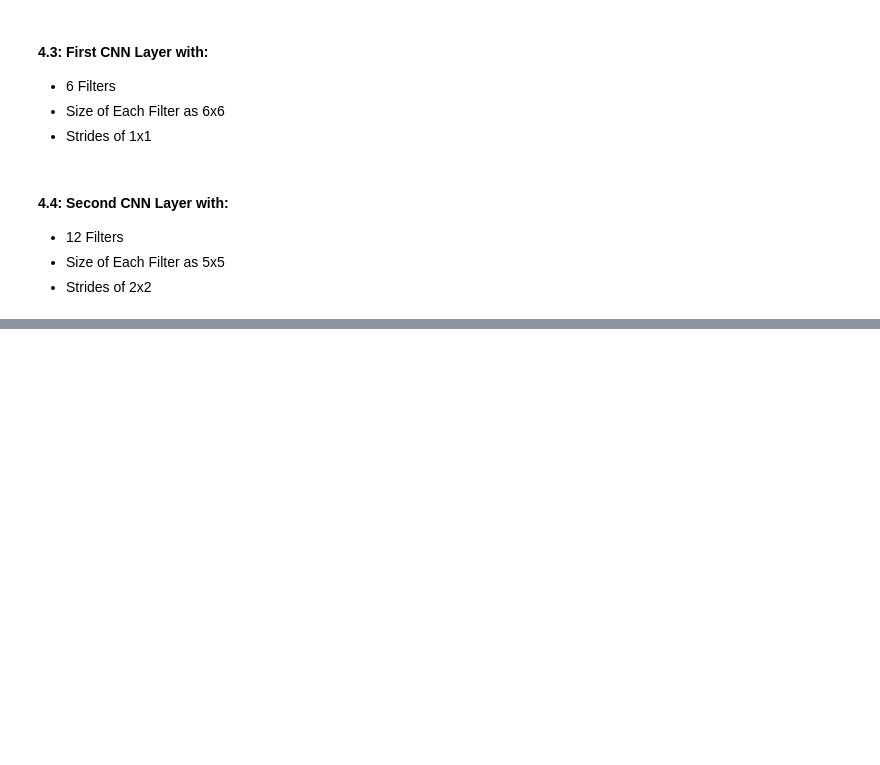
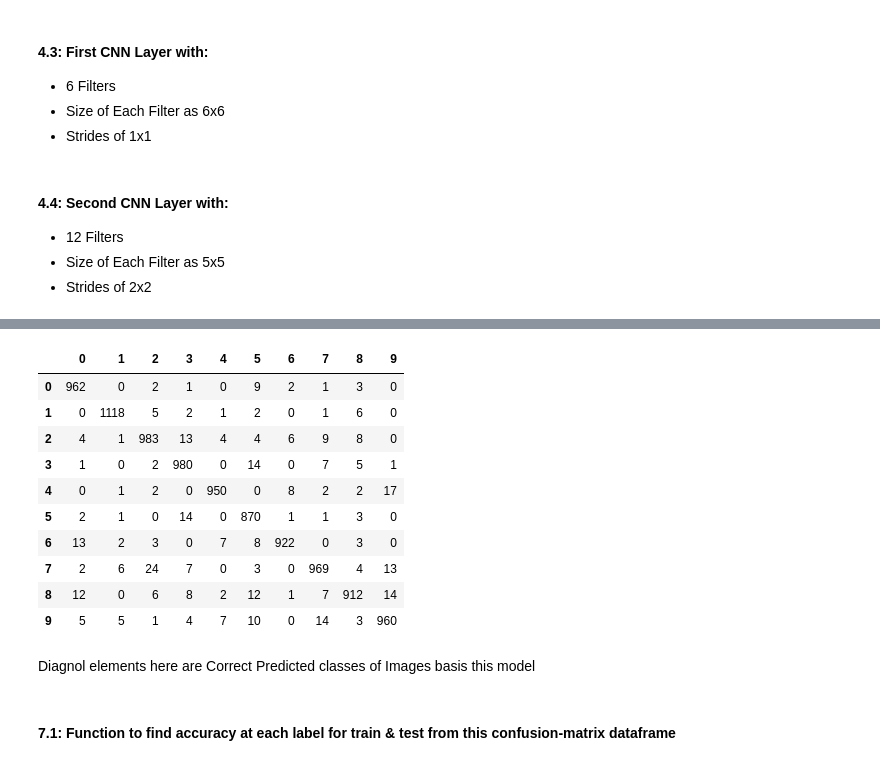
Before and after one commit to niveditphoenix/DataScience_Projects_Portfolio, a Jupyter notebook: Deep Learning Projects Using Tensorflow & KERAS/MNIST_Digit_Recognition_CNN_DL.ipynb, the cells around one changed output, grey strips where cells are left out. Cells and saved outputs as stored; diff of their text form; code cells hidden in the pictures; blank space fills up the shorter version.

```diff
--- a/Deep Learning Projects Using Tensorflow & KERAS/MNIST_Digit_Recognition_CNN_DL.ipynb
+++ b/Deep Learning Projects Using Tensorflow & KERAS/MNIST_Digit_Recognition_CNN_DL.ipynb
@@ -240,0 +456,18 @@ model.summary()
+# %%
+test_conf
+# %% [output]
+|  | 0 | 1 | 2 | 3 | 4 | 5 | 6 | 7 | 8 | 9 |
+| 0 | 962 | 0 | 2 | 1 | 0 | 9 | 2 | 1 | 3 | 0 |
+| 1 | 0 | 1118 | 5 | 2 | 1 | 2 | 0 | 1 | 6 | 0 |
+| 2 | 4 | 1 | 983 | 13 | 4 | 4 | 6 | 9 | 8 | 0 |
+| 3 | 1 | 0 | 2 | 980 | 0 | 14 | 0 | 7 | 5 | 1 |
+| 4 | 0 | 1 | 2 | 0 | 950 | 0 | 8 | 2 | 2 | 17 |
+| 5 | 2 | 1 | 0 | 14 | 0 | 870 | 1 | 1 | 3 | 0 |
+| 6 | 13 | 2 | 3 | 0 | 7 | 8 | 922 | 0 | 3 | 0 |
+| 7 | 2 | 6 | 24 | 7 | 0 | 3 | 0 | 969 | 4 | 13 |
+| 8 | 12 | 0 | 6 | 8 | 2 | 12 | 1 | 7 | 912 | 14 |
+| 9 | 5 | 5 | 1 | 4 | 7 | 10 | 0 | 14 | 3 | 960 |
+# %% [markdown]
+Diagnol elements here are Correct Predicted classes of Images basis this model
+# %% [markdown]
+#### 7.1: Function to find accuracy at each label for train & test from this confusion-matrix dataframe
```
Also changed, not shown: parts of 53 cells of this notebook.
